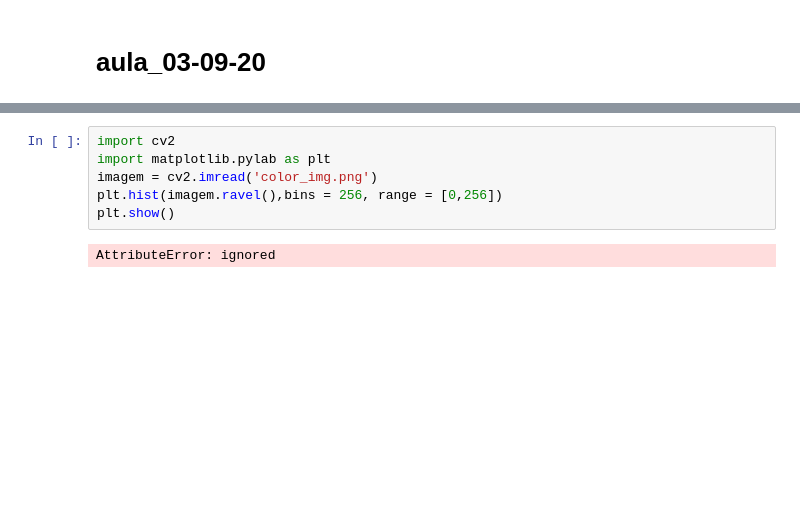
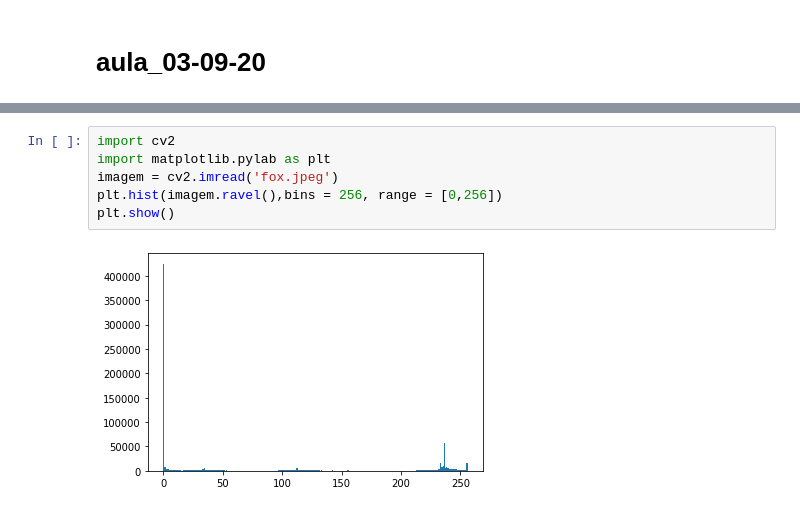
Before and after one commit to yuki86/robotica, a Jupyter notebook: aula_03-09-20.ipynb, the cells around one changed output, grey strips where cells are left out. Saved outputs shown, nothing was run; the diff lists cells and outputs as text; blank space fills up the shorter version.

```diff
--- a/aula_03-09-20.ipynb
+++ b/aula_03-09-20.ipynb
@@ -5,8 +19,8 @@
 # %%
 import cv2
 import matplotlib.pylab as plt
-imagem = cv2.imread('color_img.png')
+imagem = cv2.imread('fox.jpeg')
 plt.hist(imagem.ravel(),bins = 256, range = [0,256])
 plt.show()
 # %% [output]
-AttributeError: ignored
+[figure, added]
```
Also changed, not shown: parts of 6 cells of this notebook.
